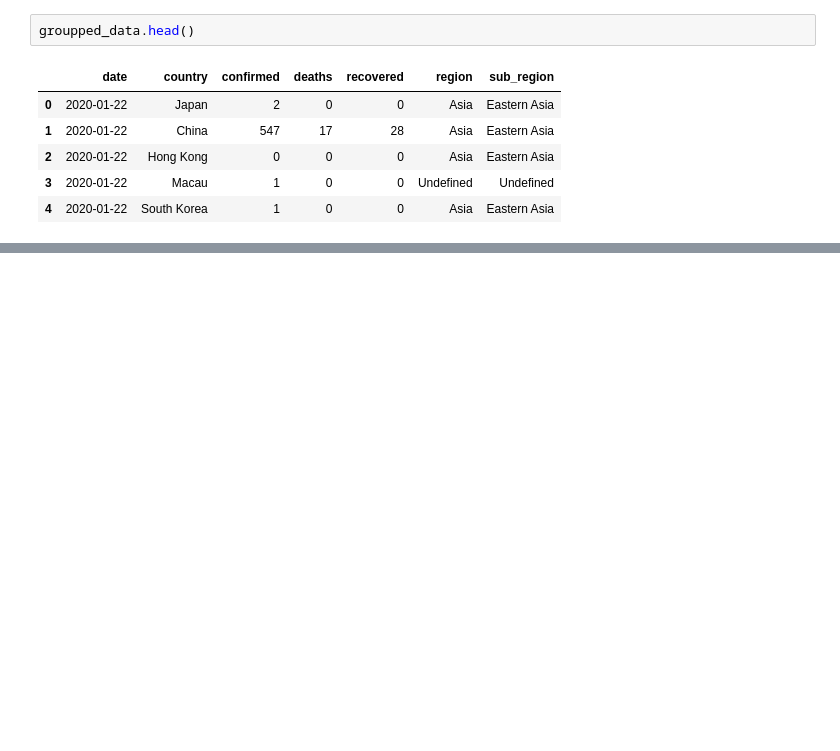
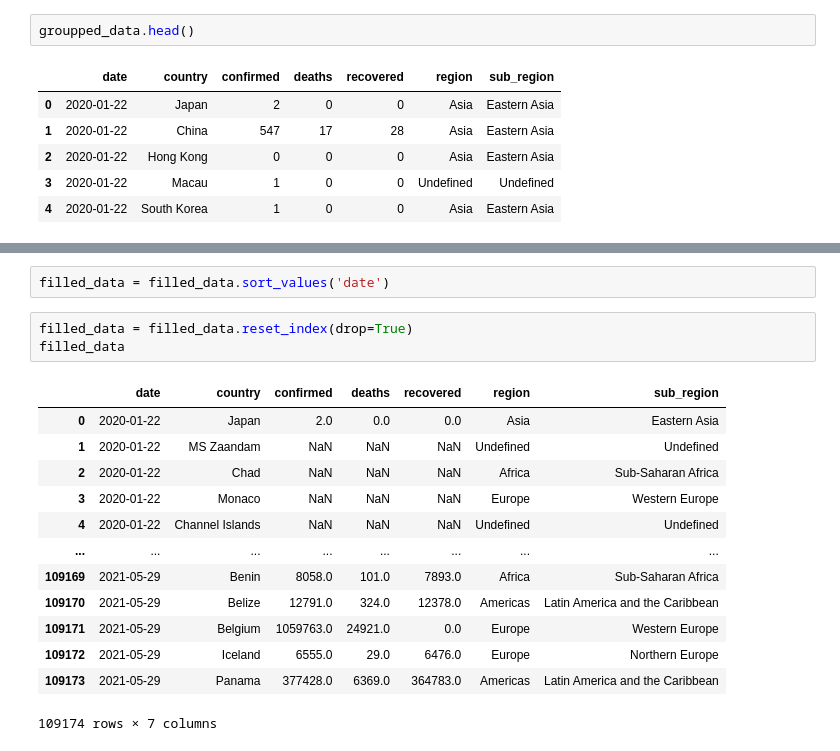
Before and after one commit to DmitryPogrebnoy/Data_Visualization_ITMO, a Jupyter notebook: resources/augment_covid_19_dataset.ipynb, the cells around one changed output, grey strips where cells are left out. Drawn from its saved outputs; the diff is of its cells as text; blank space fills up the shorter version.

```diff
--- a/resources/augment_covid_19_dataset.ipynb
+++ b/resources/augment_covid_19_dataset.ipynb
@@ -250,0 +350,19 @@ groupped_data.head()
+# %%
+filled_data = filled_data.sort_values('date')
+# %%
+filled_data = filled_data.reset_index(drop=True)
+filled_data
+# %% [output]
+|  | date | country | confirmed | deaths | recovered | region | sub_region |
+| 0 | 2020-01-22 | Japan | 2.0 | 0.0 | 0.0 | Asia | Eastern Asia |
+| 1 | 2020-01-22 | MS Zaandam | NaN | NaN | NaN | Undefined | Undefined |
+| 2 | 2020-01-22 | Chad | NaN | NaN | NaN | Africa | Sub-Saharan Africa |
+| 3 | 2020-01-22 | Monaco | NaN | NaN | NaN | Europe | Western Europe |
+| 4 | 2020-01-22 | Channel Islands | NaN | NaN | NaN | Undefined | Undefined |
+| ... | ... | ... | ... | ... | ... | ... | ... |
+| 109169 | 2021-05-29 | Benin | 8058.0 | 101.0 | 7893.0 | Africa | Sub-Saharan Africa |
+| 109170 | 2021-05-29 | Belize | 12791.0 | 324.0 | 12378.0 | Americas | Latin America and the Caribbean |
+| 109171 | 2021-05-29 | Belgium | 1059763.0 | 24921.0 | 0.0 | Europe | Western Europe |
+| 109172 | 2021-05-29 | Iceland | 6555.0 | 29.0 | 6476.0 | Europe | Northern Europe |
+| 109173 | 2021-05-29 | Panama | 377428.0 | 6369.0 | 364783.0 | Americas | Latin America and the Caribbean |
+109174 rows × 7 columns
```
Also changed, not shown: parts of 19 cells of this notebook, 1 other file.
